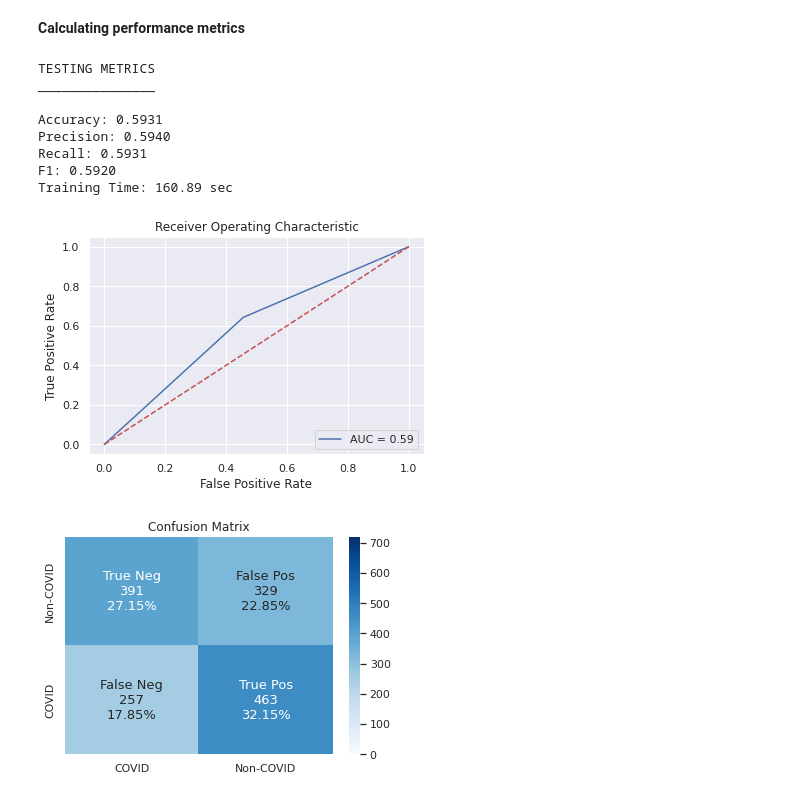
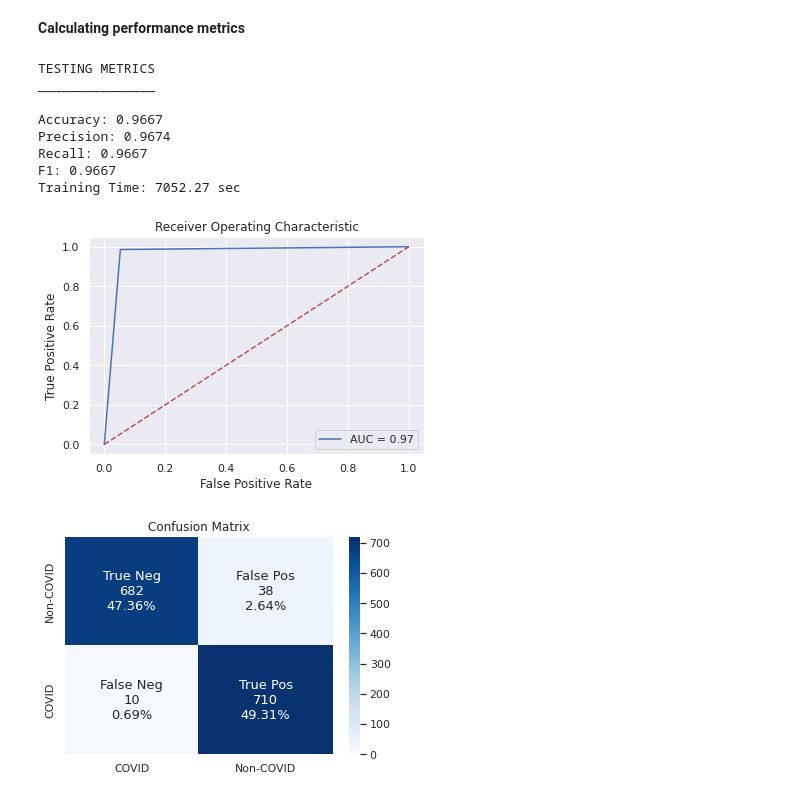
Before and after one commit to ujjalsaha/COVID-19-Detection-Using-CNN-Models-Survey, a Jupyter notebook: Haque_et_al.ipynb, the cells around one changed output. Drawn from its saved outputs; the diff is of its cells as text; code cells hidden in the pictures.

```diff
--- a/Haque_et_al.ipynb
+++ b/Haque_et_al.ipynb
@@ -92,8 +92,7 @@ save_cloud = False
 # Hyperparameters
 BATCH_SIZE = 32
 LEARNING_RATE = 0.0001
-#NUM_EPOCHS = 100
-NUM_EPOCHS = 2
+NUM_EPOCHS = 100
 
 # Global variables
 DATASET_URL = 'https://drive.google.com/uc?id=1ZrnMdjrJAyJwdsH1L2W6pmL8hjFFuhqw'
@@ -668,7 +657,7 @@ Run this cell to load a previously trained model. If the saved model was not tra
 # BESTMODEL   -> To return the best performing model
 # FINALMODEL   -> To return the best model after the last epoch
 # RESUMETRAIN -> To resume an incomplete training
-mode = ''
+mode = 'BESTMODEL'
 
 if mode != '':
   # Update the model path to the output folder where the model is saved
@@ -753,7 +744,7 @@ MODEL TESTING COMPLETE!
                        'model_name': MODEL_NAME
                        })
 
-  save_file(test_metrics,'test_metrics')
+  save_file(test_metrics,'test_metrics',MODEL_PATH)
 
   # Plot AUC curve
   sns.set(font_scale=1.0)
@@ -767,37 +758,37 @@ MODEL TESTING COMPLETE!
   plt.show()
 
   # Show confusion matrix
   group_names = ['True Neg','False Pos','False Neg','True Pos']
   group_counts = ["{0:0.0f}".format(value) for value in
                   conf_matrix.flatten()]
   group_percentages = ["{0:.2%}".format(value) for value in
                       conf_matrix.flatten()/np.sum(conf_matrix)]
   labels = [f"{v1}\n{v2}\n{v3}" for v1, v2, v3 in
             zip(group_names,group_counts,group_percentages)]
   labels = np.asarray(labels).reshape(2,2)
   ht_map = sns.heatmap(conf_matrix,
                        annot=labels,
                        fmt = '',
                        annot_kws={'fontsize':13},
                        cmap='Blues',
                        xticklabels = ['COVID','Non-COVID'],
                        cbar_kws = {"ticks": np.arange(0,720,100)},
                        vmin=0, vmax=720
                       )
 
   ht_map.set_yticklabels(['Non-COVID','COVID'], va='center')
 
   ht_map.set(title="Confusion Matrix")
 
   plt.savefig(f"{MODEL_PATH}Confusion Matrix.png")
 # %% [output]
 TESTING METRICS
 _______________
 
-Accuracy: 0.5931
-Precision: 0.5940
-Recall: 0.5931
-F1: 0.5920
-Training Time: 160.89 sec
+Accuracy: 0.9667
+Precision: 0.9674
+Recall: 0.9667
+F1: 0.9667
+Training Time: 7052.27 sec
-[figure, old version]
+[figure, new version]
-[figure, old version]
+[figure, new version]
```
Also changed, not shown: parts of 5 cells of this notebook.
